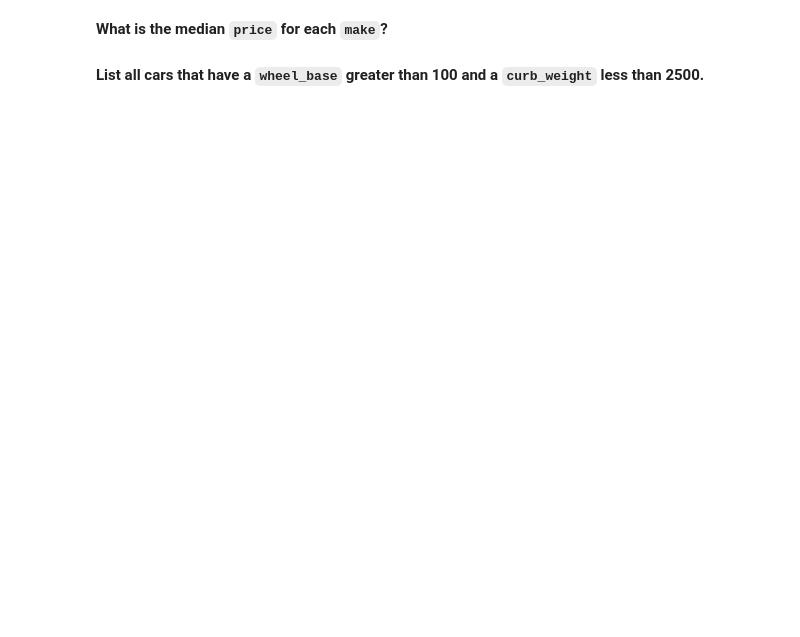
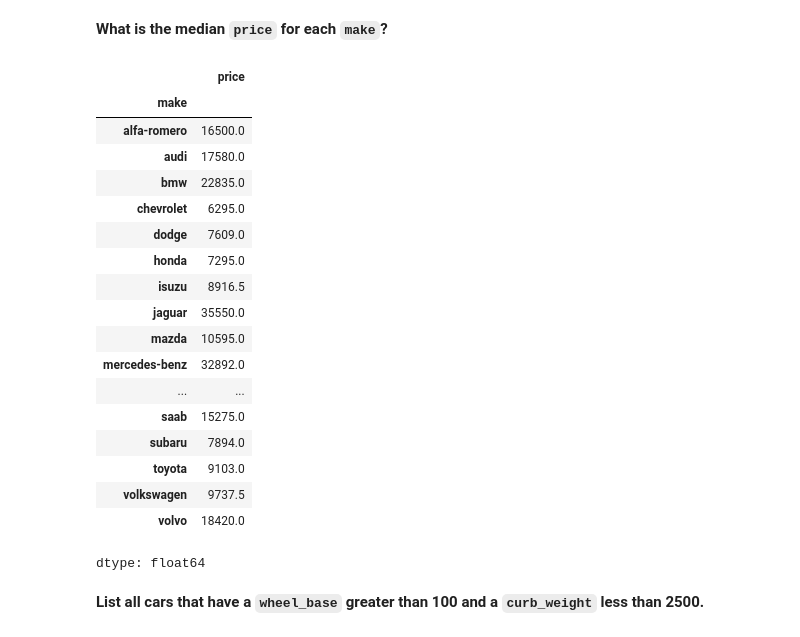
Before and after one commit to sriniketh-reddy/COE-Week-3, a Jupyter notebook: Pandas-Assignment (Day 2)/Pandas_Lab_Exercis2.ipynb, the cells around one changed output. Cells and saved outputs as stored; diff of their text form; code cells hidden in the pictures; blank space fills up the shorter version.

```diff
--- a/Pandas-Assignment (Day 2)/Pandas_Lab_Exercis2.ipynb
+++ b/Pandas-Assignment (Day 2)/Pandas_Lab_Exercis2.ipynb
@@ -138,4 +148,26 @@ df.loc[(df["horsepower"]>100) & (df["horsepower"]<200),["make","horsepower","pri
 # %% [markdown]
 **What is the median `price` for each `make`?**
+# %%
+df.groupby("make")["price"].agg("median")
+# %% [output]
+|  | price |
+| make |  |
+| alfa-romero | 16500.0 |
+| audi | 17580.0 |
+| bmw | 22835.0 |
+| chevrolet | 6295.0 |
+| dodge | 7609.0 |
+| honda | 7295.0 |
+| isuzu | 8916.5 |
+| jaguar | 35550.0 |
+| mazda | 10595.0 |
+| mercedes-benz | 32892.0 |
+| ... | ... |
+| saab | 15275.0 |
+| subaru | 7894.0 |
+| toyota | 9103.0 |
+| volkswagen | 9737.5 |
+| volvo | 18420.0 |
+dtype: float64
 # %% [markdown]
 **List all cars that have a `wheel_base` greater than 100 and a `curb_weight` less than 2500.**
```
Also changed, not shown: parts of 7 cells of this notebook.
